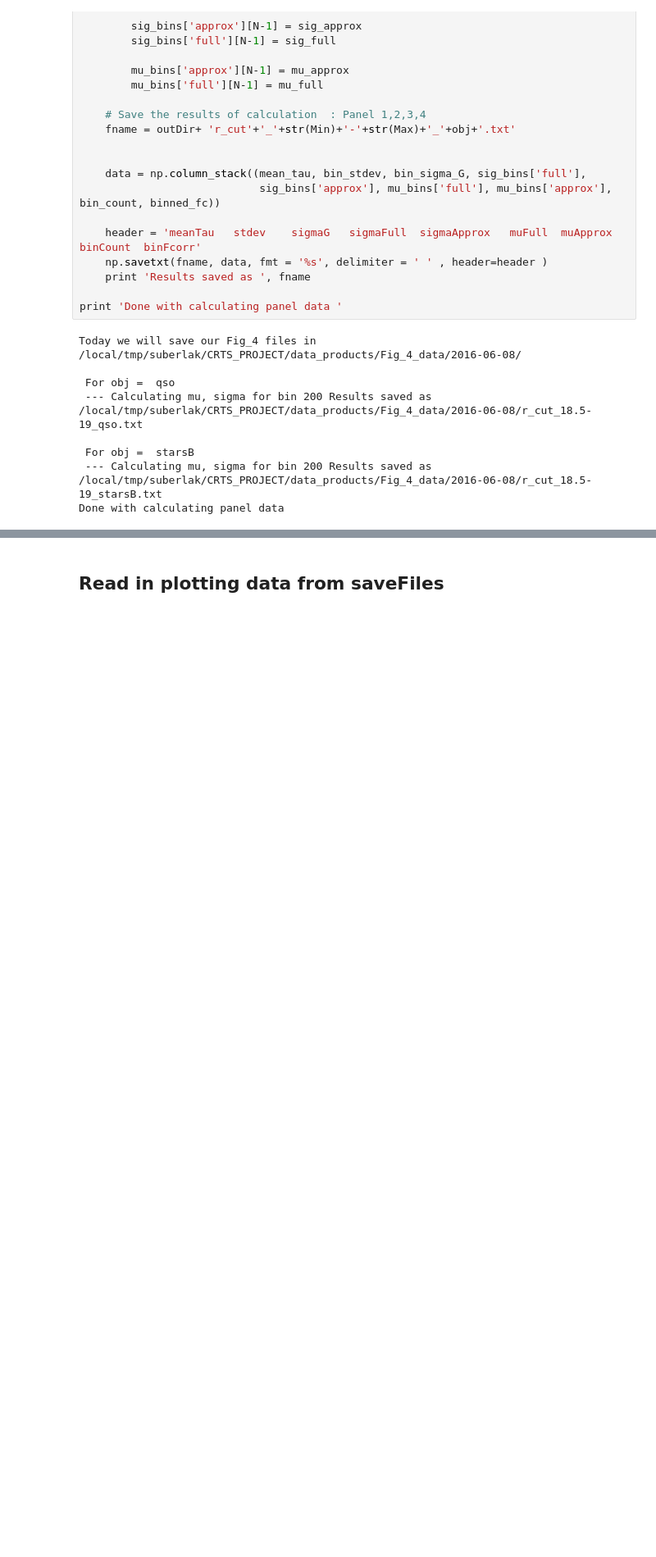
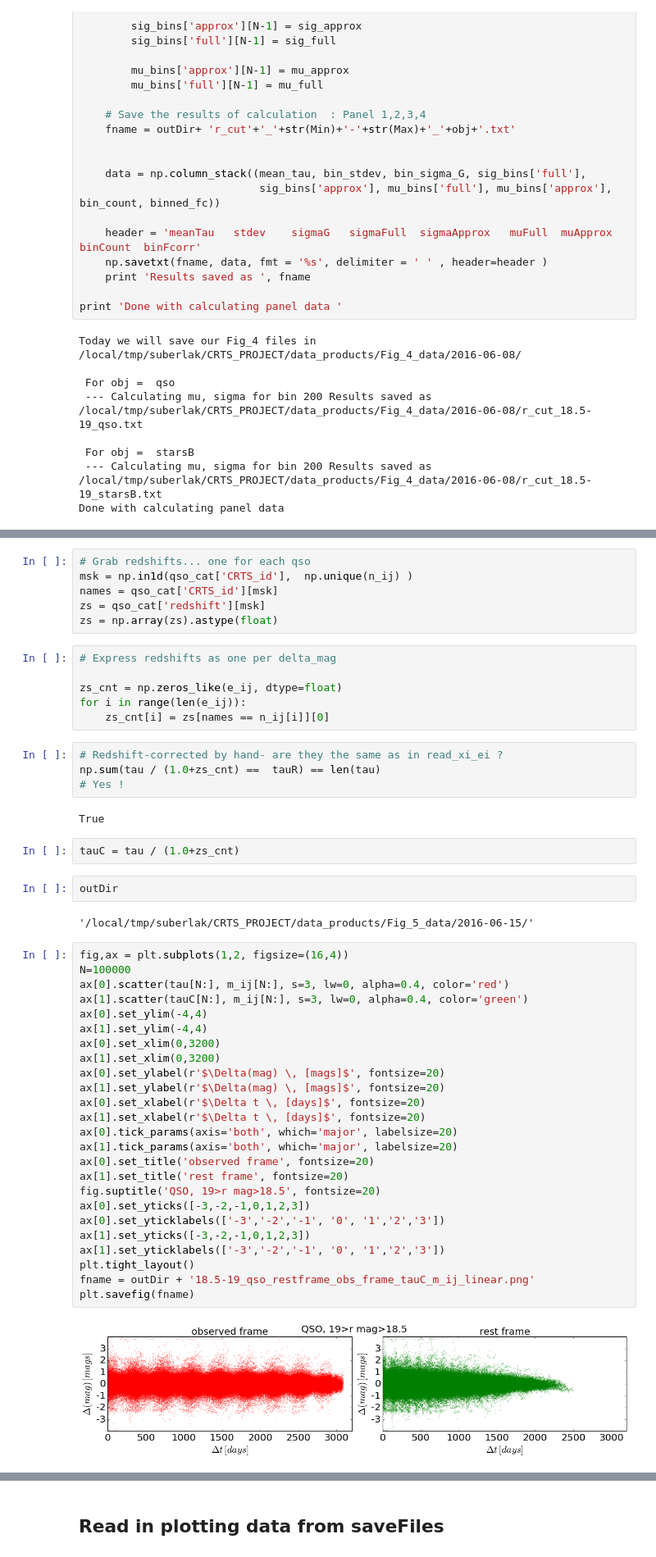
Before and after one commit to suberlak/CRTS_PROJECT, a Jupyter notebook: F_Fig_4_SF_three_panels.ipynb, the cells around one changed output, grey strips where cells are left out. Shown at 82% size. Cells and saved outputs as stored; diff of their text form; blank space fills up the shorter version.

Commit message:
investigating redshift correction

```diff
--- a/F_Fig_4_SF_three_panels.ipynb
+++ b/F_Fig_4_SF_three_panels.ipynb
@@ -236,0 +308,51 @@ Done with calculating panel data
+# %%
+# Grab redshifts... one for each qso
+msk = np.in1d(qso_cat['CRTS_id'],  np.unique(n_ij) )
+names = qso_cat['CRTS_id'][msk]
+zs = qso_cat['redshift'][msk]
+zs = np.array(zs).astype(float)
+# %%
+# Express redshifts as one per delta_mag
+
+zs_cnt = np.zeros_like(e_ij, dtype=float)
+for i in range(len(e_ij)):
+    zs_cnt[i] = zs[names == n_ij[i]][0]
+# %%
+# Redshift-corrected by hand- are they the same as in read_xi_ei ?
+np.sum(tau / (1.0+zs_cnt) ==  tauR) == len(tau)
+# Yes !
+# %% [output]
+True
+# %%
+tauC = tau / (1.0+zs_cnt)
+# %%
+outDir
+# %% [output]
+'/local/tmp/suberlak/CRTS_PROJECT/data_products/Fig_5_data/2016-06-15/'
+# %%
+fig,ax = plt.subplots(1,2, figsize=(16,4))
+N=100000
+ax[0].scatter(tau[N:], m_ij[N:], s=3, lw=0, alpha=0.4, color='red')
+ax[1].scatter(tauC[N:], m_ij[N:], s=3, lw=0, alpha=0.4, color='green')
+ax[0].set_ylim(-4,4)
+ax[1].set_ylim(-4,4)
+ax[0].set_xlim(0,3200)
+ax[1].set_xlim(0,3200)
+ax[0].set_ylabel(r'$\Delta(mag) \, [mags]$', fontsize=20)
+ax[1].set_ylabel(r'$\Delta(mag) \, [mags]$', fontsize=20)
+ax[0].set_xlabel(r'$\Delta t \, [days]$', fontsize=20)
+ax[1].set_xlabel(r'$\Delta t \, [days]$', fontsize=20)
+ax[0].tick_params(axis='both', which='major', labelsize=20)
+ax[1].tick_params(axis='both', which='major', labelsize=20)
+ax[0].set_title('observed frame', fontsize=20)
+ax[1].set_title('rest frame', fontsize=20)
+fig.suptitle('QSO, 19>r mag>18.5', fontsize=20)
+ax[0].set_yticks([-3,-2,-1,0,1,2,3])
+ax[0].set_yticklabels(['-3','-2','-1', '0', '1','2','3'])
+ax[1].set_yticks([-3,-2,-1,0,1,2,3])
+ax[1].set_yticklabels(['-3','-2','-1', '0', '1','2','3'])
+plt.tight_layout()
+fname = outDir + '18.5-19_qso_restframe_obs_frame_tauC_m_ij_linear.png'
+plt.savefig(fname)
+# %% [output]
+[figure, added]
```
Also changed, not shown: parts of 43 cells of this notebook, 1 other file.
